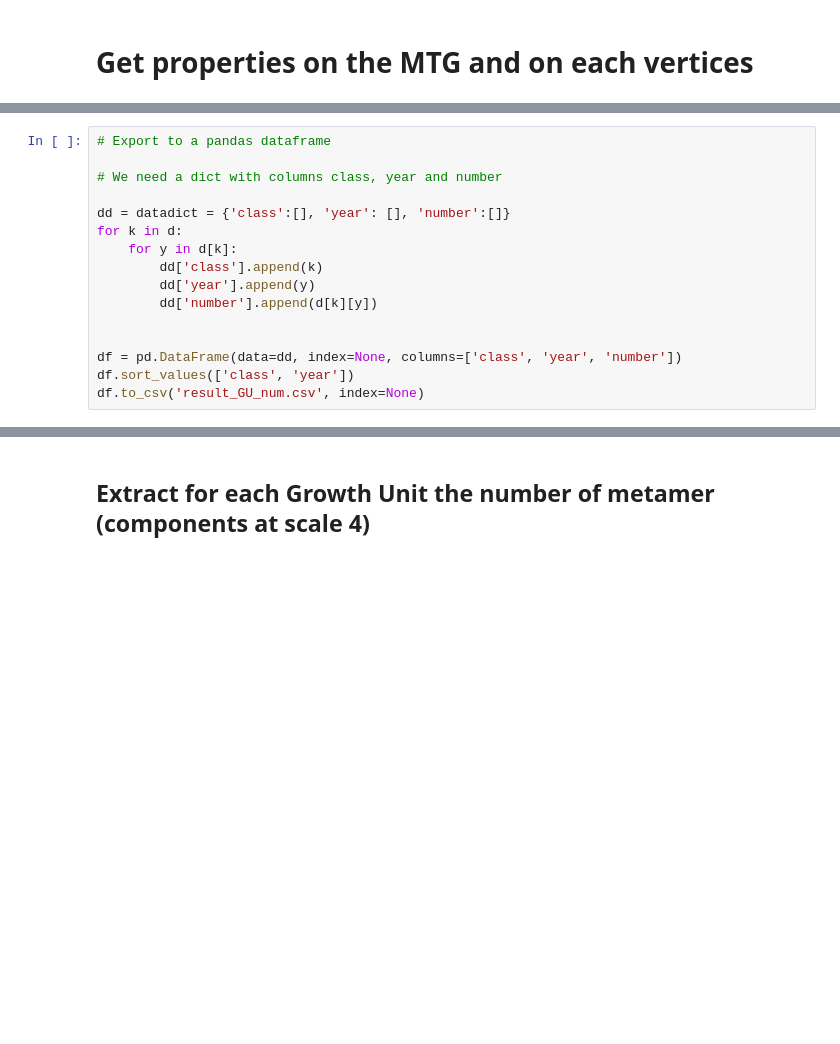
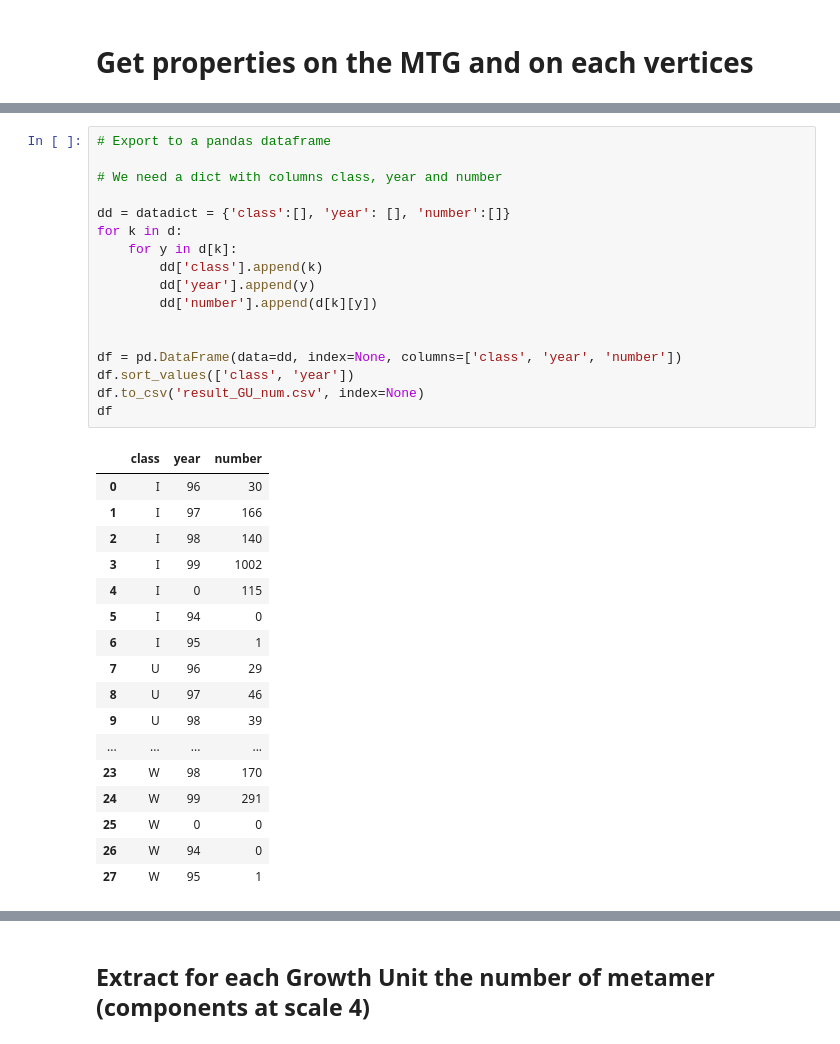
Before and after one commit to openalea-training/agreenium_training_2018, a Jupyter notebook: MTG_Analysis.ipynb, the cells around one changed output, grey strips where cells are left out. Drawn from its saved outputs; the diff is of its cells as text; blank space fills up the shorter version.

```diff
--- a/MTG_Analysis.ipynb
+++ b/MTG_Analysis.ipynb
@@ -170,19 +182,38 @@ set(['I', 'U', 'D', 'W'])
 # %%
 # Export to a pandas dataframe
 
 # We need a dict with columns class, year and number
 
 dd = datadict = {'class':[], 'year': [], 'number':[]}
 for k in d:
     for y in d[k]:
         dd['class'].append(k)
         dd['year'].append(y)
         dd['number'].append(d[k][y])
 
 
 df = pd.DataFrame(data=dd, index=None, columns=['class', 'year', 'number'])
 df.sort_values(['class', 'year'])
 df.to_csv('result_GU_num.csv', index=None)
+df
+# %% [output]
+|  | class | year | number |
+| 0 | I | 96 | 30 |
+| 1 | I | 97 | 166 |
+| 2 | I | 98 | 140 |
+| 3 | I | 99 | 1002 |
+| 4 | I | 0 | 115 |
+| 5 | I | 94 | 0 |
+| 6 | I | 95 | 1 |
+| 7 | U | 96 | 29 |
+| 8 | U | 97 | 46 |
+| 9 | U | 98 | 39 |
+| ... | ... | ... | ... |
+| 23 | W | 98 | 170 |
+| 24 | W | 99 | 291 |
+| 25 | W | 0 | 0 |
+| 26 | W | 94 | 0 |
+| 27 | W | 95 | 1 |
 # %%
 
 df.plot(x='year', y='number', by='class', kind='bar')
```
Also changed, not shown: parts of 14 cells of this notebook, 1 other file.
